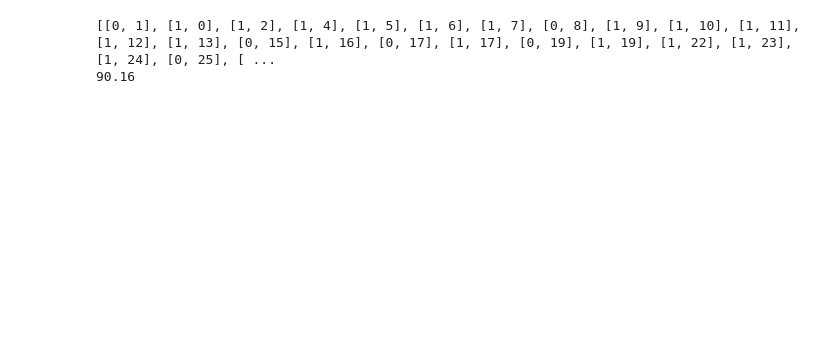
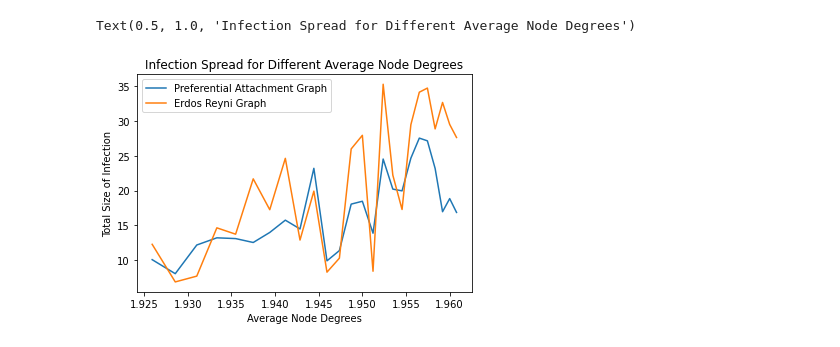
Before and after one commit to SENEMISIK/Mathematical-Models-for-Epidemiological-Diseases, a Jupyter notebook: simulations.ipynb, the cells around one changed output. Drawn from its saved outputs; the diff is of its cells as text; code cells hidden in the pictures; blank space fills up the shorter version.

Commit message:
2 percolations

```diff
--- a/simulations.ipynb
+++ b/simulations.ipynb
@@ -41,12 +20,34 @@ Text(0.5, 1.0, 'Infection spread for different number of edges (number of nodes
-# %%
-import graphs
-import percolation
-import random
-import numpy as np
-
-graph = graphs.pref_attachment([[0,1], [1,0]], [0,1], 2, 98)
-print(graph)
-print(percolation.calculateFinalInfection(100, 90, graph, 100, 0.7, 0.3))
-# %% [output]
-[[0, 1], [1, 0], [1, 2], [1, 4], [1, 5], [1, 6], [1, 7], [0, 8], [1, 9], [1, 10], [1, 11], [1, 12], [1, 13], [0, 15], [1, 16], [0, 17], [1, 17], [0, 19], [1, 19], [1, 22], [1, 23], [1, 24], [0, 25], [ ...
-90.16
+# %%
+import graphs
+import percolation
+import random
+import numpy as np
+import matplotlib.pyplot as plt
+
+number_of_nodes = 50
+X = []
+pref_attachment = []
+erdos_renyi = []
+
+for i in range(25, number_of_nodes):
+
+    X.append((2 + 2*i)/(i + 2))
+
+    graph1 = graphs.pref_attachment([[0,1], [1,0]], [0,1], 2, i)
+    numInfected1 = percolation.calculateFinalInfection(i + 2, 1, graph1, 100,  0.9, 0.1)
+    pref_attachment.append(numInfected1)
+
+    graph2 = graphs.erdos_renyi_graph(i + 2, len(graph1))
+    numInfected2 = percolation.calculateFinalInfection(i + 2, 1, graph2, 100, 0.9, 0.1)
+    erdos_renyi.append(numInfected2)
+
+
+plt.plot(X, pref_attachment, label="Preferential Attachment Graph")
+plt.plot(X, erdos_renyi, label="Erdos Reyni Graph")
+plt.legend()
+plt.xlabel('Average Node Degrees')
+plt.ylabel('Total Size of Infection')
+plt.title('Infection Spread for Different Average Node Degrees')
+# %% [output]
+Text(0.5, 1.0, 'Infection Spread for Different Average Node Degrees')
+[figure, added]
```
Also changed, not shown: parts of 2 cells of this notebook, 1 other file.
